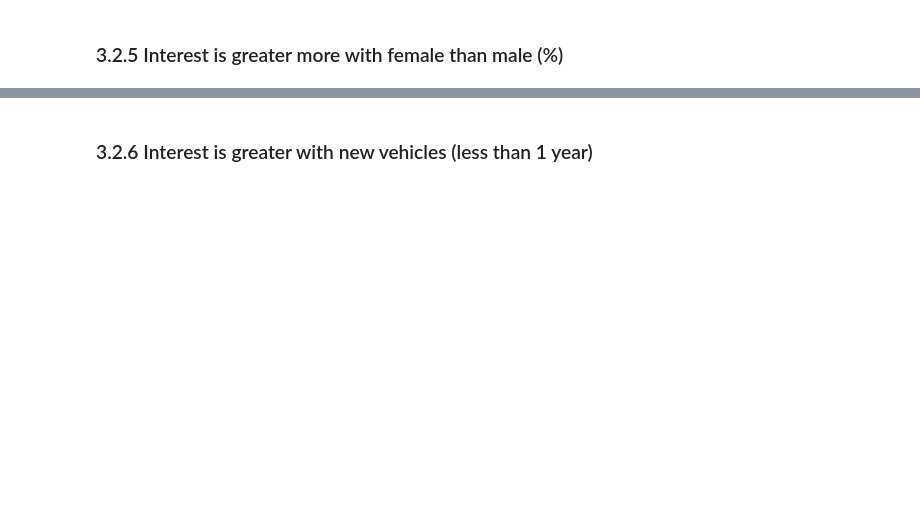
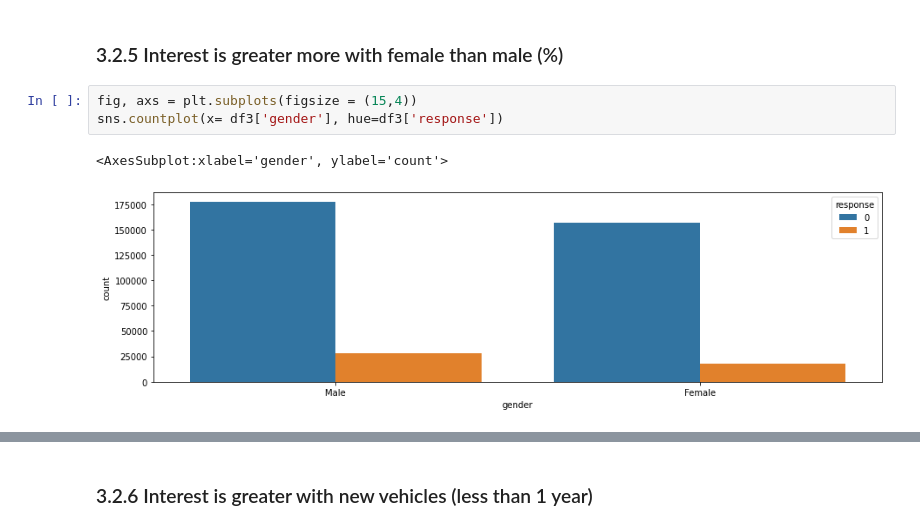
Before and after one commit to LessioGuilherme/pa004_health_insurance_cross_sell, a Jupyter notebook: pa004_health_insurance_cross_sell_sprint03.ipynb, the cells around one changed output, grey strips where cells are left out. Cells and saved outputs as stored; diff of their text form; blank space fills up the shorter version.

```diff
--- a/pa004_health_insurance_cross_sell_sprint03.ipynb
+++ b/pa004_health_insurance_cross_sell_sprint03.ipynb
@@ -812,2 +831,8 @@ Hyphothesis **FALSE**
 # %% [markdown]
 ### 3.2.5 Interest is greater more with female than male (%)
+# %%
+fig, axs = plt.subplots(figsize = (15,4))
+sns.countplot(x= df3['gender'], hue=df3['response'])
+# %% [output]
+<AxesSubplot:xlabel='gender', ylabel='count'>
+[figure, added]
```
Also changed, not shown: parts of 18 cells of this notebook.
